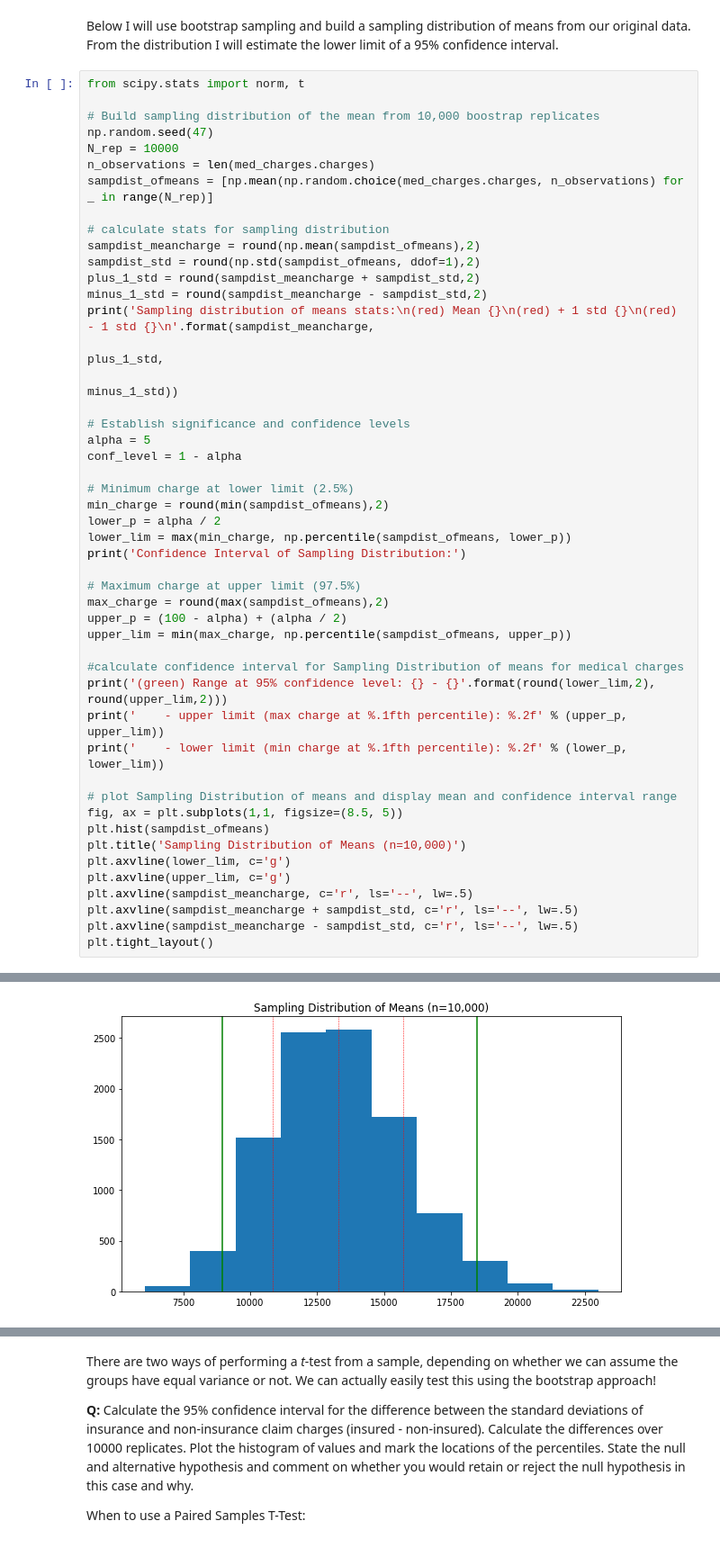
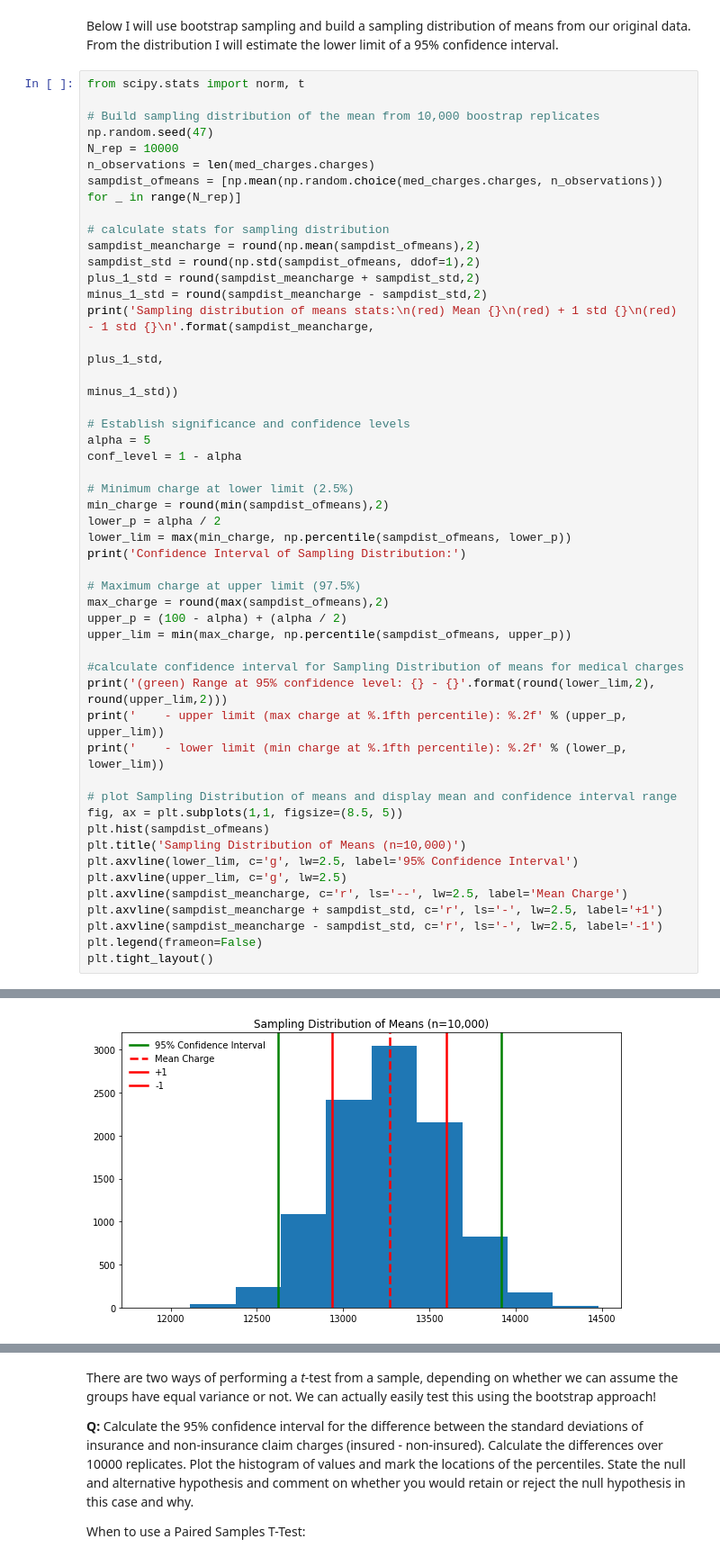
Before and after one commit to Emtman7/Springboard, a Jupyter notebook: inferential_statistics_bootstrapping.ipynb, the cells around one changed output, grey strips where cells are left out. Shown: that part at 90% size. Saved outputs shown, nothing was run; the diff lists cells and outputs as text.

```diff
--- a/inferential_statistics_bootstrapping.ipynb
+++ b/inferential_statistics_bootstrapping.ipynb
@@ -72,7 +69,7 @@ from scipy.stats import norm, t
 np.random.seed(47)
 N_rep = 10000
 n_observations = len(med_charges.charges)
-sampdist_ofmeans = [np.mean(np.random.choice(med_charges.charges, n_observations) for _ in range(N_rep)]
+sampdist_ofmeans = [np.mean(np.random.choice(med_charges.charges, n_observations)) for _ in range(N_rep)]
 
 # calculate stats for sampling distribution
 sampdist_meancharge = round(np.mean(sampdist_ofmeans),2)
@@ -107,11 +104,12 @@ print('    - lower limit (min charge at %.1fth percentile): %.2f' % (lower_p, lo
 fig, ax = plt.subplots(1,1, figsize=(8.5, 5))
 plt.hist(sampdist_ofmeans)
 plt.title('Sampling Distribution of Means (n=10,000)')
-plt.axvline(lower_lim, c='g')
-plt.axvline(upper_lim, c='g')
-plt.axvline(sampdist_meancharge, c='r', ls='--', lw=.5)
-plt.axvline(sampdist_meancharge + sampdist_std, c='r', ls='--', lw=.5)
-plt.axvline(sampdist_meancharge - sampdist_std, c='r', ls='--', lw=.5)
+plt.axvline(lower_lim, c='g', lw=2.5, label='95% Confidence Interval')
+plt.axvline(upper_lim, c='g', lw=2.5)
+plt.axvline(sampdist_meancharge, c='r', ls='--', lw=2.5, label='Mean Charge')
+plt.axvline(sampdist_meancharge + sampdist_std, c='r', ls='-', lw=2.5, label='+1')
+plt.axvline(sampdist_meancharge - sampdist_std, c='r', ls='-', lw=2.5, label='-1')
+plt.legend(frameon=False)
 plt.tight_layout()
 # %% [output]
 Sampling distribution of means stats:
@@ -126,3 +124,3 @@ Confidence Interval of Sampling Distribution:
-[figure, old version]
+[figure, new version]
 # %%
 # Compute and plot ECDF from bootstrap sample
```
Also changed, not shown: parts of 14 cells of this notebook.
